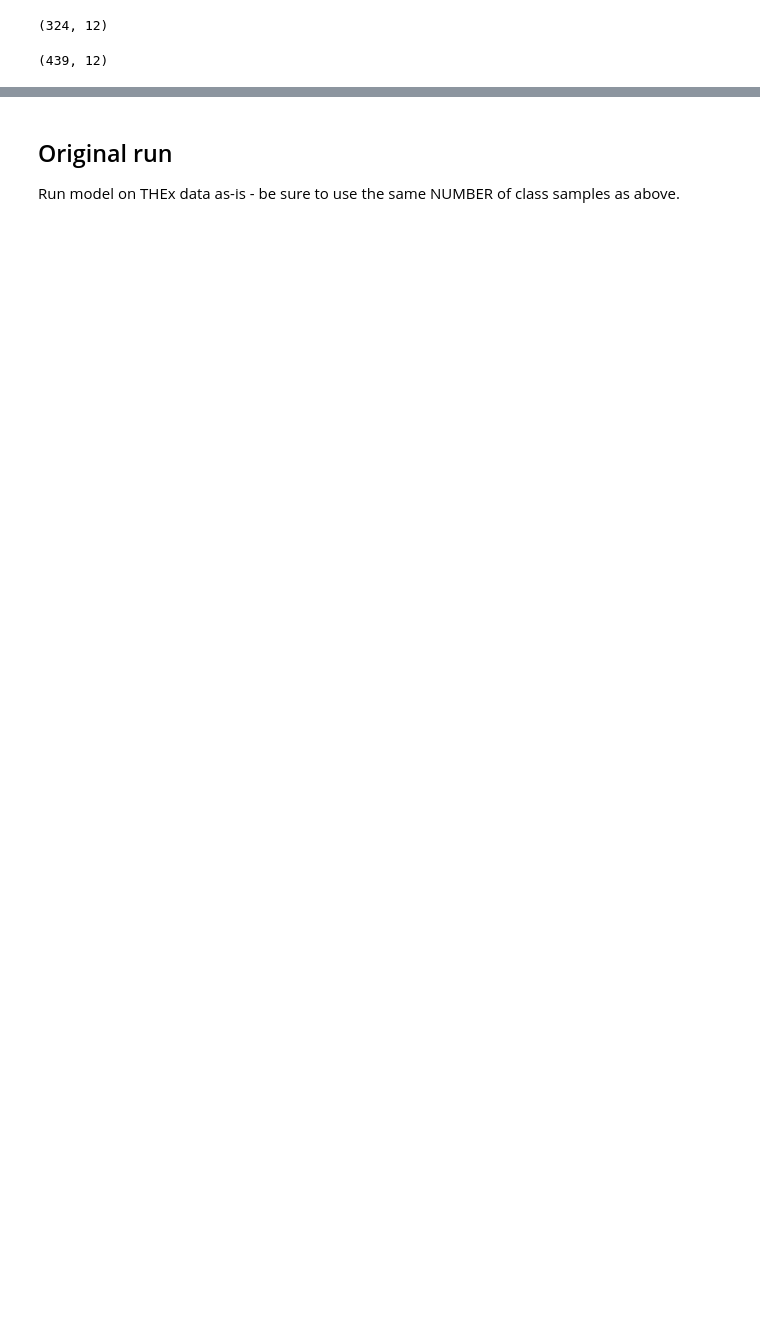
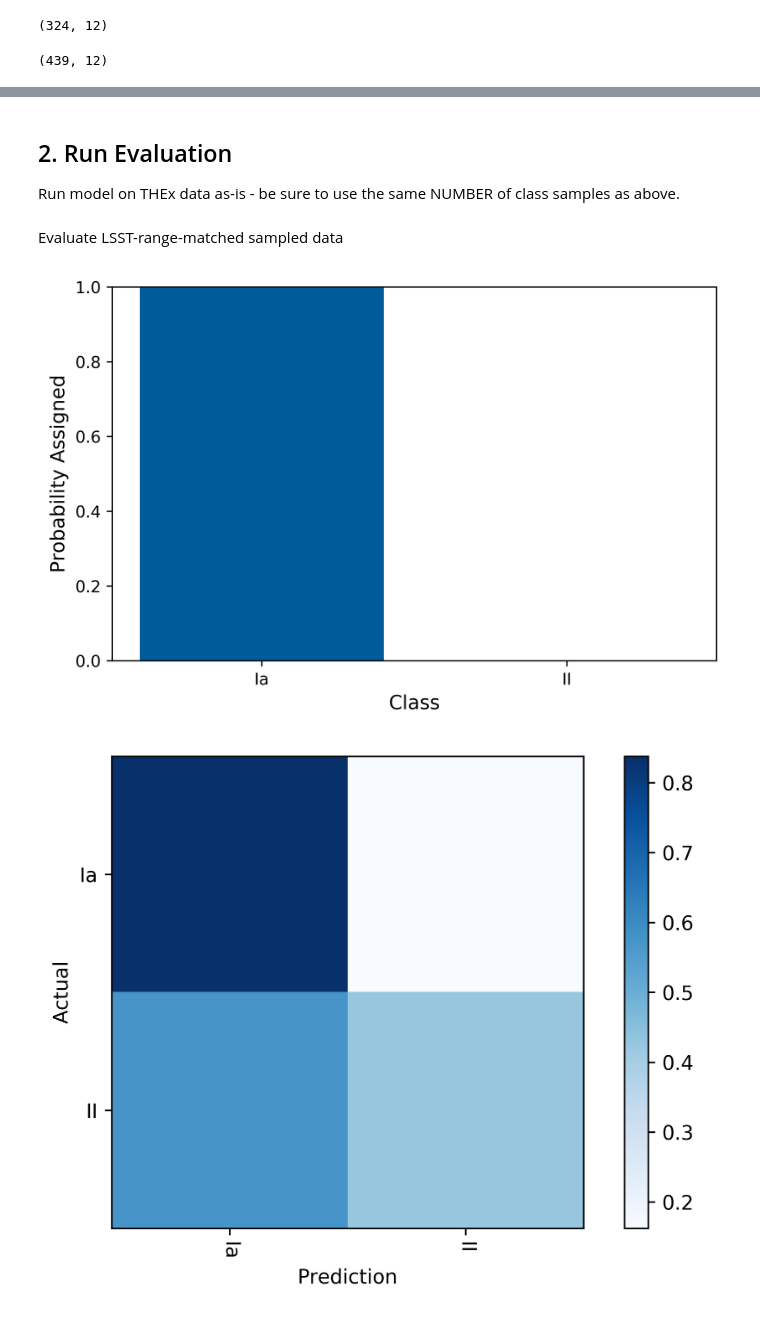
Before and after one commit to marinakiseleva/z_dist, a Jupyter notebook: notebooks/Redshift Bias Evaluation.ipynb, the cells around one changed output, grey strips where cells are left out. Cells and saved outputs as stored; diff of their text form; code cells hidden in the pictures; blank space fills up the shorter version.

```diff
--- a/notebooks/Redshift Bias Evaluation.ipynb
+++ b/notebooks/Redshift Bias Evaluation.ipynb
@@ -100,0 +26,17 @@ list(Ia_sampled_data)
+# %%
+
+ordered_mags = ["g_mag", "r_mag", "i_mag", "z_mag", "y_mag",
+        "W1_mag", "W2_mag", "H_mag", "K_mag", 'J_mag',
+       "redshift"]
+# %%
+# Set up data for testing
+import pandas as pd
+sampled_data = pd.concat([Ia_sampled_data, II_sampled_data])
+#Shuffle
+sampled_data = sampled_data.sample(frac=1).reset_index(drop=True)
+# Split
+y_test_LSST_like = sampled_data[['transient_type']]
+X_test_LSST_like = sampled_data.drop(labels=['transient_type'], axis =1 )
+
+# Rearrange columns so order is consistent with THEx data we are training on
+X_test_LSST_like=X_test_LSST_like[ordered_mags]
@@ -101,3 +61,3 @@ list(Ia_sampled_data)
 # %% [markdown]
-## Original run
+## 2. Run Evaluation
 Run model on THEx data as-is - be sure to use the same NUMBER of class samples as above.
@@ -104,17 +86,19 @@ Run model on THEx data as-is - be sure to use the same NUMBER of class samples a
+# %% [markdown]
+Evaluate LSST-range-matched sampled data
 # %%
 from models.multi_model.multi_model import MultiModel
 %matplotlib inline
-# mags = ["g_mag", "r_mag", "i_mag", "z_mag", "y_mag",
-#         "W1_mag", "W2_mag", "H_mag", "K_mag",
-#        "redshift"]
-mags = ['z_mag',
- 'J_mag',
- 'W2_mag',
- 'W1_mag',
- 'r_mag',
- 'g_mag',
- 'H_mag',
- 'y_mag',
- 'redshift',
- 'K_mag',
- 'i_mag']
+
+ordered_mags = ["g_mag", "r_mag", "i_mag", "z_mag", "y_mag",
+        "W1_mag", "W2_mag", "H_mag", "K_mag", 'J_mag',
+       "redshift"]
+model = MultiModel(cols = ordered_mags,
+           class_labels = ['Ia', 'II'],
+           transform_features = False,
+           folds=20,
+           min_class_size = 40
+          )
+get_test_results(model, X_test_LSST_like[list(model.X)], y_test_LSST_like)
+# %% [output]
+[figure, added]
+[figure, added]
```
Also changed, not shown: parts of 26 cells of this notebook, 1 other file.
